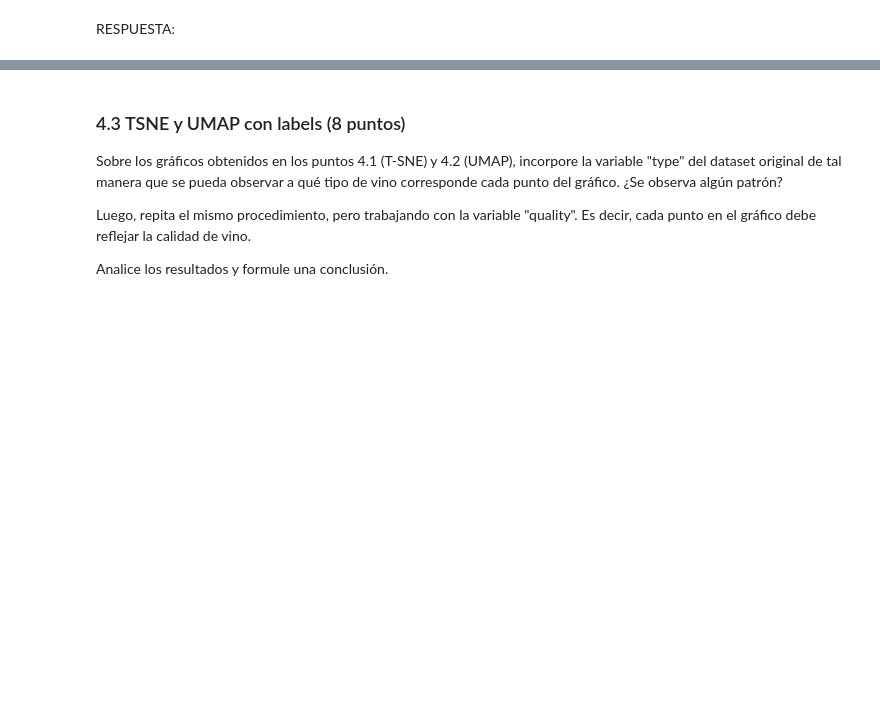
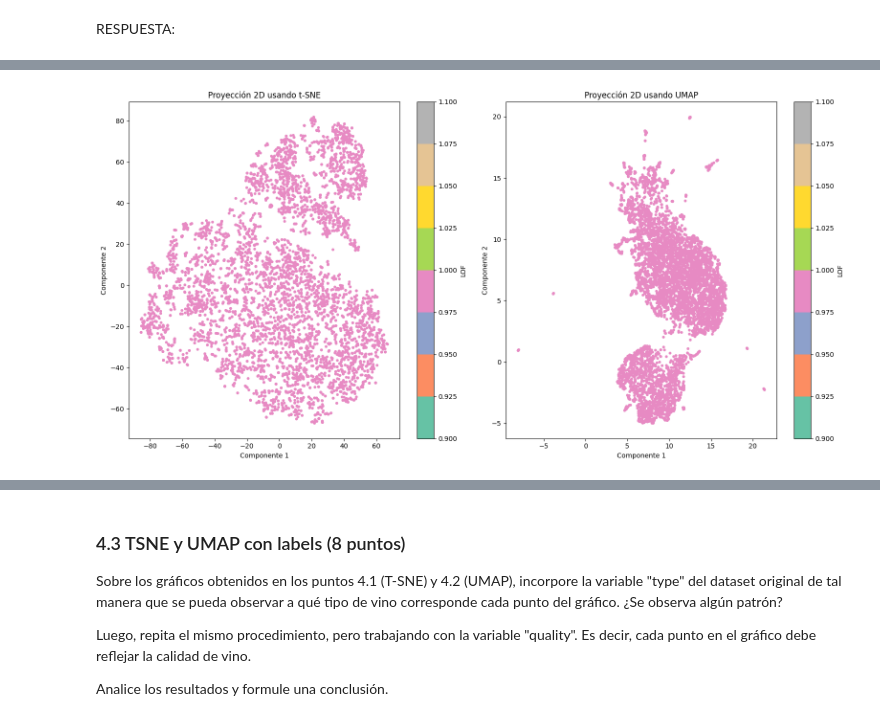
Before and after one commit to DvskyfenixX/mineria_de_datos, a Jupyter notebook: ENUNCIADO - TAREA 1 2025-1.ipynb, the cells around one changed output, grey strips where cells are left out. Cells and saved outputs as stored; diff of their text form; code cells hidden in the pictures; blank space fills up the shorter version.

```diff
--- a/ENUNCIADO - TAREA 1 2025-1.ipynb
+++ b/ENUNCIADO - TAREA 1 2025-1.ipynb
@@ -352,0 +455,20 @@ RESPUESTA:
+# %%
+# Graficamos los resultados de UMAP y t-SNE
+plt.figure(figsize=(16, 8))
+plt.subplot(1, 2, 1)
+plt.scatter(projection[:, 0], projection[:, 1], c=df_vinos_LOF_clean["LOF"], cmap="Set2", s=10)
+plt.title("Proyección 2D usando t-SNE")
+plt.xlabel("Componente 1")
+plt.ylabel("Componente 2")
+plt.colorbar(label="LOF")
+
+plt.subplot(1, 2, 2)
+plt.scatter(projection_umap[:, 0], projection_umap[:, 1], c=df_vinos_LOF_clean["LOF"], cmap="Set2", s=10)
+plt.title("Proyección 2D usando UMAP")
+plt.xlabel("Componente 1")
+plt.ylabel("Componente 2")
+plt.colorbar(label="LOF")
+plt.tight_layout()
+plt.show()
+# %% [output]
+[figure, added]
```
Also changed, not shown: parts of 29 cells of this notebook.
